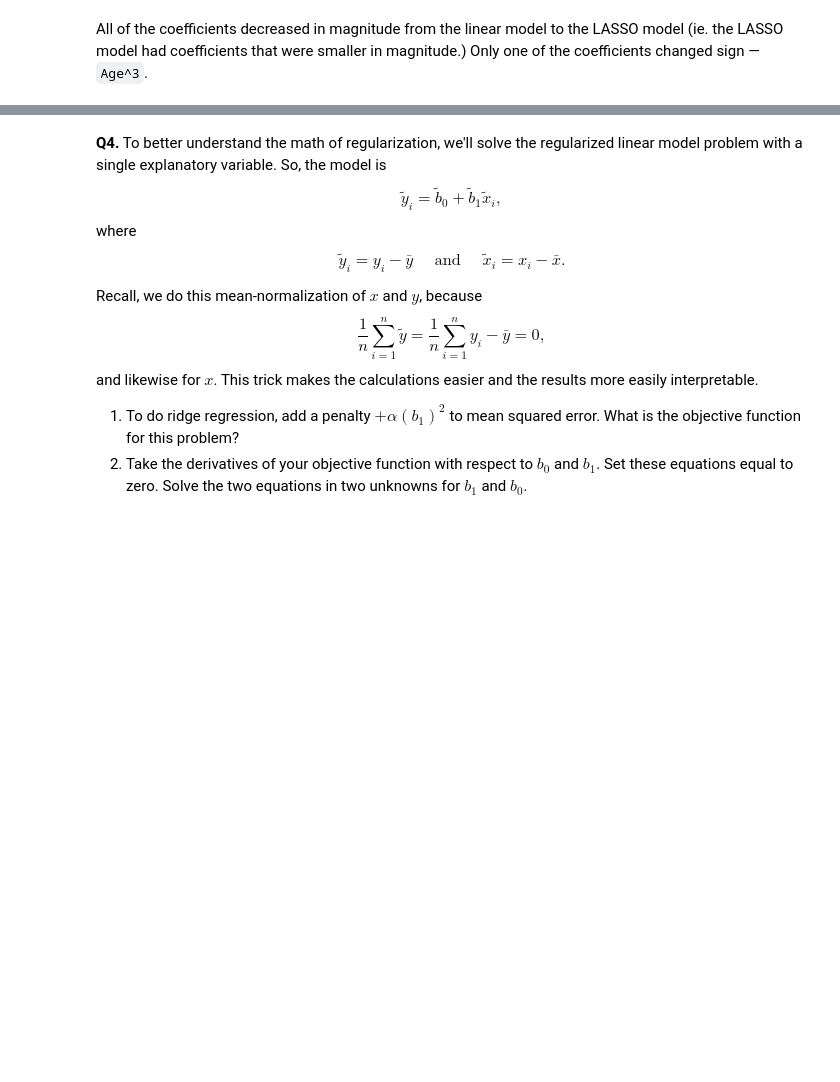
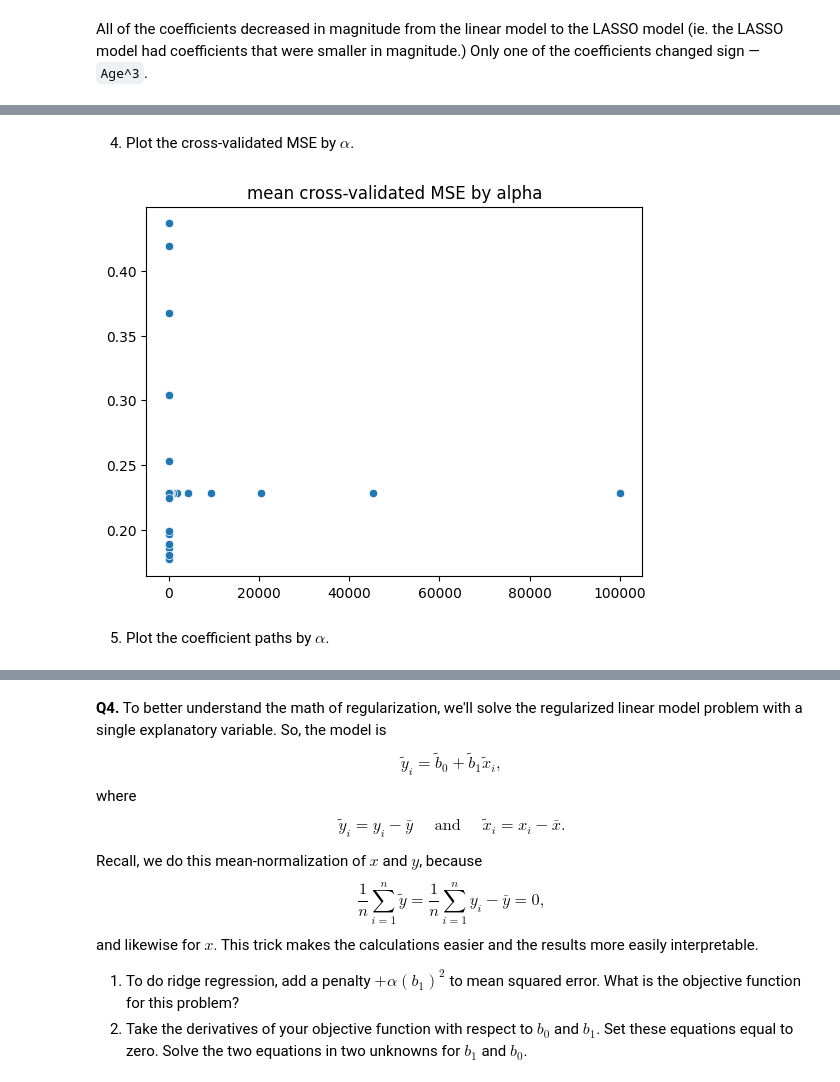
Before and after one commit to syd-nguyen/ds3021-assignments, a Jupyter notebook: assignments/04_assignment_regularization.ipynb, the cells around one changed output, grey strips where cells are left out. Saved outputs shown, nothing was run; the diff lists cells and outputs as text; code cells hidden in the pictures; blank space fills up the shorter version.

```diff
--- a/assignments/04_assignment_regularization.ipynb
+++ b/assignments/04_assignment_regularization.ipynb
@@ -178,0 +262,4 @@ All of the coefficients decreased in magnitude from the linear model to the LASS
+# %%
+alphas_heart = np.logspace(-5, 5, 30)
+model_heart_lasso = LassoCV(cv=20, alphas=alphas_heart, random_state=343, max_iter=30000)
+model_heart_lasso.fit(x_heart, y)
@@ -178,0 +276,10 @@ All of the coefficients decreased in magnitude from the linear model to the LASS
+# %% [markdown]
+4. Plot the cross-validated MSE by $\alpha$.
+# %%
+sns.scatterplot(x=model_heart_lasso.alphas_, y=np.mean(model_heart_lasso.mse_path_, axis=1))
+plt.title('mean cross-validated MSE by alpha')
+plt.show()
+# %% [output]
+[figure, added]
+# %% [markdown]
+5. Plot the coefficient paths by $\alpha$.
```
Also changed, not shown: parts of 25 cells of this notebook.
